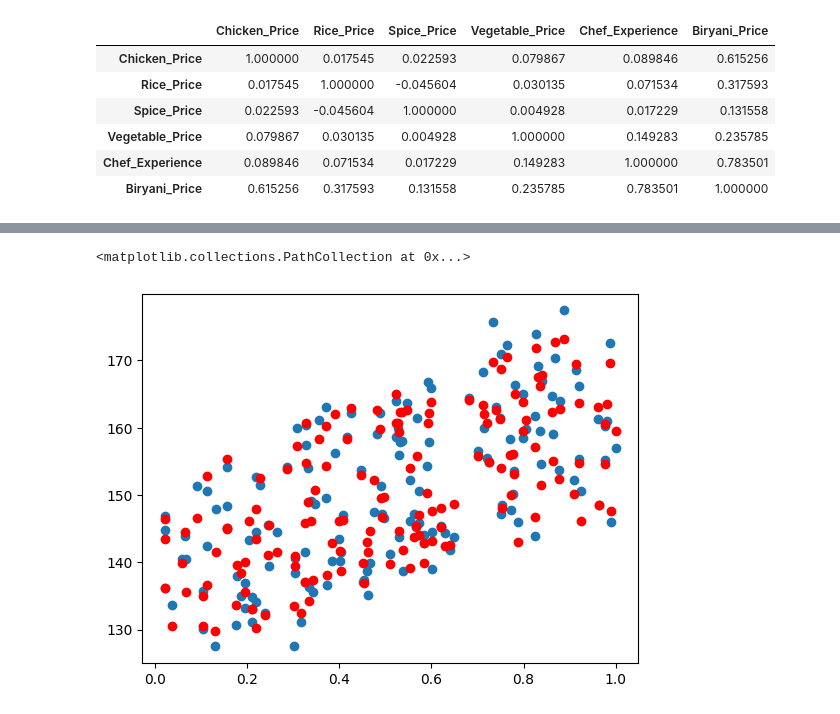
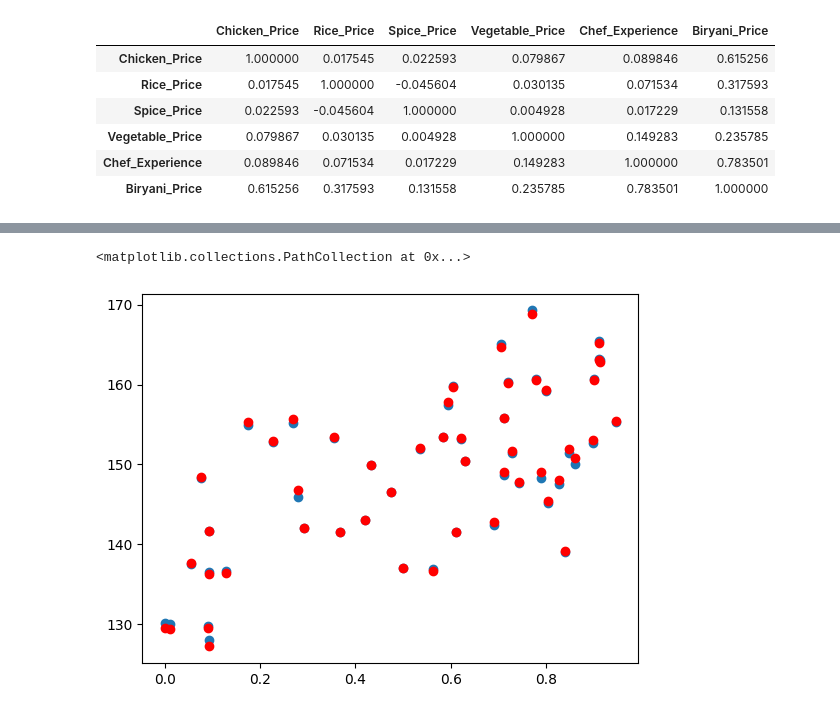
Before and after one commit to XerojUlgasan/My-Machine-Learning-Journey, a Jupyter notebook: Re-learn_linear_regression/Applying_linear_regression.ipynb, the cells around one changed output, grey strips where cells are left out. Cells and saved outputs as stored; diff of their text form; code cells hidden in the pictures.

Commit message:
Adjusted x training data

```diff
--- a/Re-learn_linear_regression/Applying_linear_regression.ipynb
+++ b/Re-learn_linear_regression/Applying_linear_regression.ipynb
@@ -61,8 +61,11 @@ df.corr() #checking correlations using raw numbers
 | Chef_Experience | 0.089846 | 0.071534 | 0.017229 | 0.149283 | 1.000000 | 0.783501 |
 | Biryani_Price | 0.615256 | 0.317593 | 0.131558 | 0.235785 | 0.783501 | 1.000000 |
 # %%
-x = df[["Chicken_Price", "Chef_Experience"]] #setting up data
+# x = df[["Chicken_Price", "Chef_Experience"]] #setting up data
+x = df.iloc[:, :-1]
 y = df[["Biryani_Price"]]
 
 scaler = skl.preprocessing.MinMaxScaler().set_output(transform="pandas") #Scaling to have same size
 x_scaled = scaler.fit_transform(x)
+
+x
@@ -71,10 +88,10 @@ x_train, x_test, y_train, y_test = skl.model_selection.train_test_split(x_scaled
 # %%
 model = skl.linear_model.LinearRegression() #select model
 model.fit(pd.DataFrame(x_train, columns=x.columns), pd.DataFrame(y_train, columns=y.columns))
-y_preds = model.predict(pd.DataFrame(x_train, columns=x.columns))
+y_preds = model.predict(pd.DataFrame(x_test, columns=x.columns))
 # %%
-plt.scatter(x_train["Chicken_Price"], y_train)
-plt.scatter(x_train["Chicken_Price"], y_preds, c="red")
+plt.scatter(x_test["Chicken_Price"], y_test)
+plt.scatter(x_test["Chicken_Price"], y_preds, c="red")
 # %% [output]
 <matplotlib.collections.PathCollection at 0x...>
-[figure, old version]
+[figure, new version]
```
Also changed, not shown: parts of 5 cells of this notebook.
